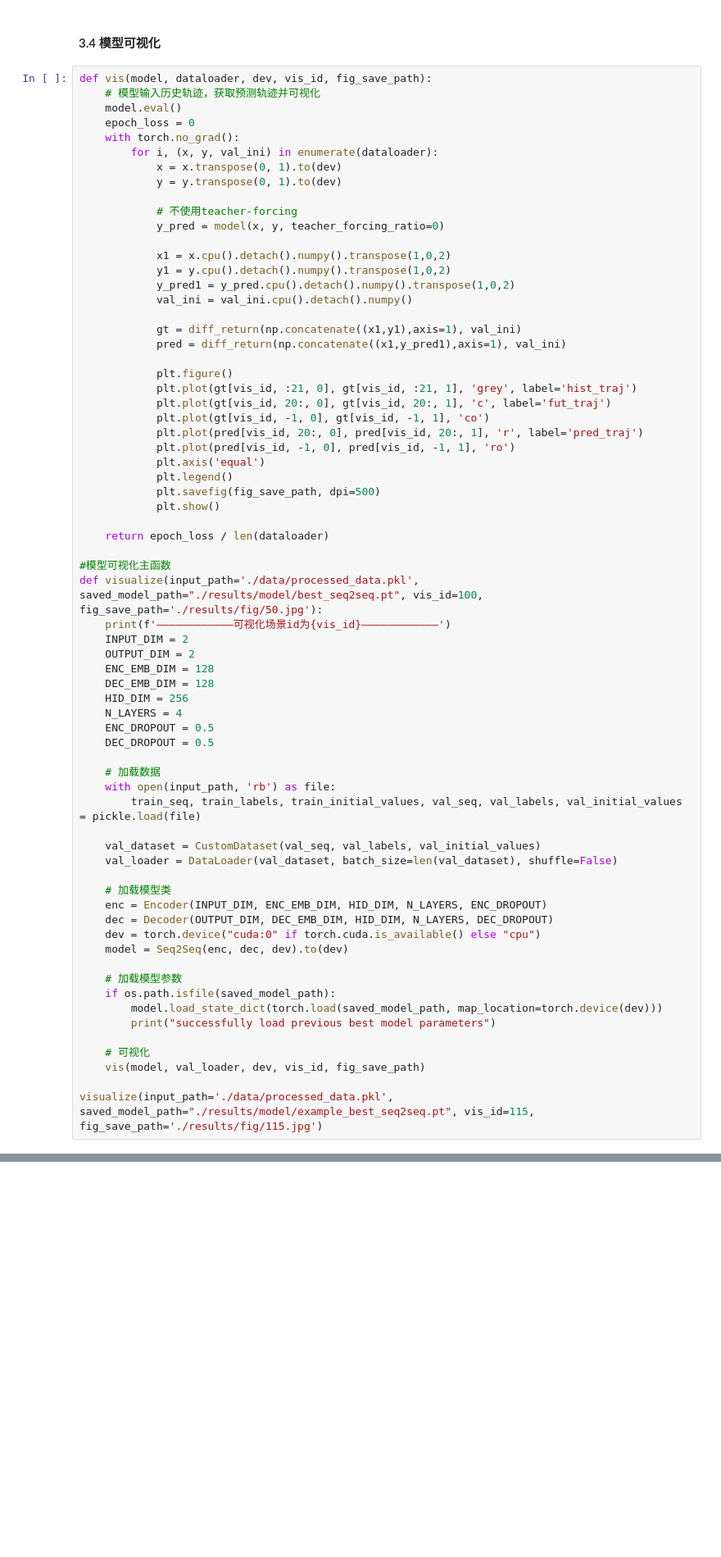
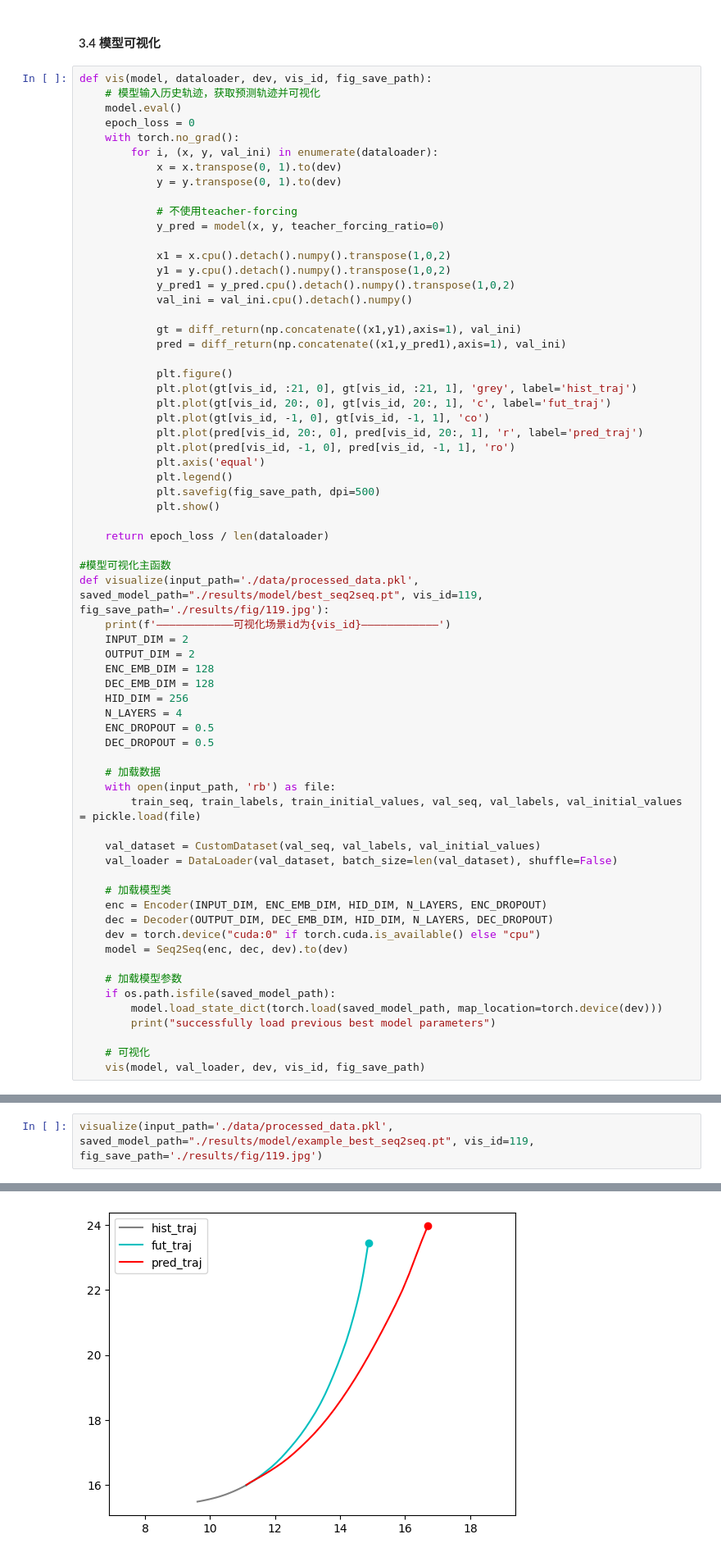
Before and after one commit to TJJT666/tdc_prediction_baseline, a Jupyter notebook: tdc_prediction_baseline.ipynb, the cells around one changed output, grey strips where cells are left out. Shown at 82% size. Saved outputs shown, nothing was run; the diff lists cells and outputs as text; blank space fills up the shorter version.

```diff
--- a/tdc_prediction_baseline.ipynb
+++ b/tdc_prediction_baseline.ipynb
@@ -425,7 +426,7 @@ def vis(model, dataloader, dev, vis_id, fig_save_path):
     return epoch_loss / len(dataloader)
 
 #模型可视化主函数
-def visualize(input_path='./data/processed_data.pkl', saved_model_path="./results/model/best_seq2seq.pt", vis_id=100, fig_save_path='./results/fig/50.jpg'):
+def visualize(input_path='./data/processed_data.pkl', saved_model_path="./results/model/best_seq2seq.pt", vis_id=119, fig_save_path='./results/fig/119.jpg'):
     print(f'————————————可视化场景id为{vis_id}————————————')
     INPUT_DIM = 2
     OUTPUT_DIM = 2
@@ -456,5 +457,3 @@ def visualize(input_path='./data/processed_data.pkl', saved_model_path="./result
 
     # 可视化
     vis(model, val_loader, dev, vis_id, fig_save_path)
-
-visualize(input_path='./data/processed_data.pkl', saved_model_path="./results/model/example_best_seq2seq.pt", vis_id=115, fig_save_path='./results/fig/115.jpg')
@@ -464,0 +460,3 @@ successfully load previous best model parameters
+# %%
+visualize(input_path='./data/processed_data.pkl', saved_model_path="./results/model/example_best_seq2seq.pt", vis_id=119, fig_save_path='./results/fig/119.jpg')
+# %% [output]
@@ -464,0 +465 @@ successfully load previous best model parameters
+[figure, added]
```
Also changed, not shown: parts of 11 cells of this notebook.
